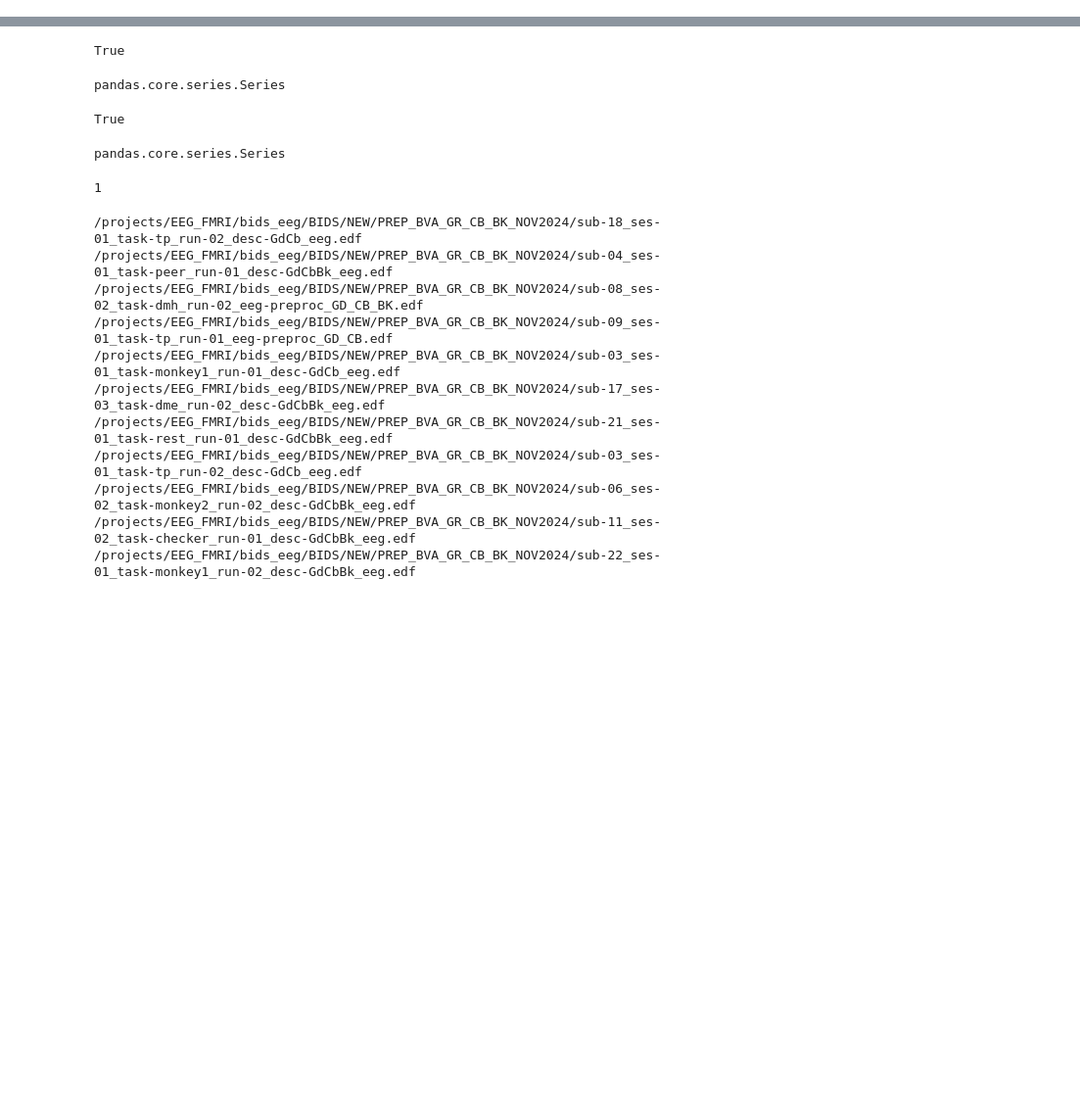
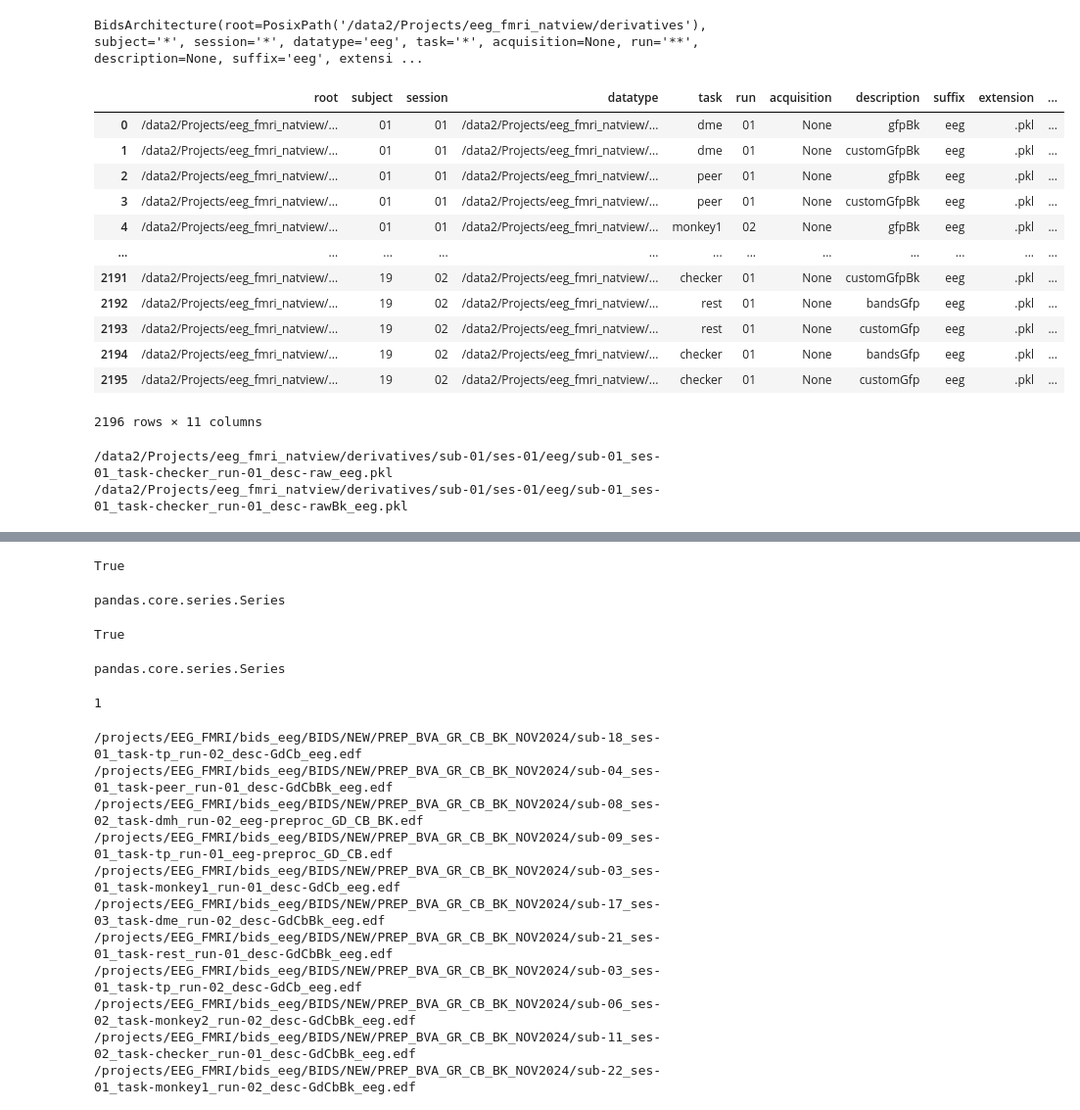
Before and after one commit to childmindresearch/eeg_research, a Jupyter notebook: src/eeg_research/system/test_lab.ipynb, the cells around one changed output, grey strips where cells are left out. Shown at 98% size. Drawn from its saved outputs; the diff is of its cells as text; code cells hidden in the pictures; blank space fills up the shorter version.

```diff
--- a/src/eeg_research/system/test_lab.ipynb
+++ b/src/eeg_research/system/test_lab.ipynb
@@ -1,4 +1,38 @@
 # %%
-from eeg_research.system.bids_selector  import BidsArchitecture
-root = "/data2/Projects/eeg_fmri_natview/derivatives"
-architecture = BidsArchitecture(root = root,)
+from pathlib import Path
+from eeg_research.system.bids_selector  import BidsArchitecture, BidsQuery, BidsPath
+root = Path("/data2/Projects/eeg_fmri_natview/derivatives")
+architecture = BidsArchitecture(
+    root = root,
+    datatype='eeg',
+    suffix='eeg',
+    run = "*",
+    extension = '.pkl'
+)
+# %%
+architecture.get_layout()
+# %% [output]
+BidsArchitecture(root=PosixPath('/data2/Projects/eeg_fmri_natview/derivatives'), subject='*', session='*', datatype='eeg', task='*', acquisition=None, run='**', description=None, suffix='eeg', extensi ...
+# %%
+architecture.database
+# %% [output]
+|  | root | subject | session | datatype | task | run | acquisition | description | suffix | extension | ... |
+| 0 | /data2/Projects/eeg_fmri_natview/... | 01 | 01 | /data2/Projects/eeg_fmri_natview/... | dme | 01 | None | gfpBk | eeg | .pkl | ... |
+| 1 | /data2/Projects/eeg_fmri_natview/... | 01 | 01 | /data2/Projects/eeg_fmri_natview/... | dme | 01 | None | customGfpBk | eeg | .pkl | ... |
+| 2 | /data2/Projects/eeg_fmri_natview/... | 01 | 01 | /data2/Projects/eeg_fmri_natview/... | peer | 01 | None | gfpBk | eeg | .pkl | ... |
+| 3 | /data2/Projects/eeg_fmri_natview/... | 01 | 01 | /data2/Projects/eeg_fmri_natview/... | peer | 01 | None | customGfpBk | eeg | .pkl | ... |
+| 4 | /data2/Projects/eeg_fmri_natview/... | 01 | 01 | /data2/Projects/eeg_fmri_natview/... | monkey1 | 02 | None | gfpBk | eeg | .pkl | ... |
+| ... | ... | ... | ... | ... | ... | ... | ... | ... | ... | ... | ... |
+| 2191 | /data2/Projects/eeg_fmri_natview/... | 19 | 02 | /data2/Projects/eeg_fmri_natview/... | checker | 01 | None | customGfpBk | eeg | .pkl | ... |
+| 2192 | /data2/Projects/eeg_fmri_natview/... | 19 | 02 | /data2/Projects/eeg_fmri_natview/... | rest | 01 | None | bandsGfp | eeg | .pkl | ... |
+| 2193 | /data2/Projects/eeg_fmri_natview/... | 19 | 02 | /data2/Projects/eeg_fmri_natview/... | rest | 01 | None | customGfp | eeg | .pkl | ... |
+| 2194 | /data2/Projects/eeg_fmri_natview/... | 19 | 02 | /data2/Projects/eeg_fmri_natview/... | checker | 01 | None | bandsGfp | eeg | .pkl | ... |
+| 2195 | /data2/Projects/eeg_fmri_natview/... | 19 | 02 | /data2/Projects/eeg_fmri_natview/... | checker | 01 | None | customGfp | eeg | .pkl | ... |
+2196 rows × 11 columns
+# %%
+q = "./sub-01/ses-01/eeg/sub-01_ses-01_task-checker*_run-01*_desc-raw*_eeg.pkl"
+for file in root.rglob(q):
+    print(file)
+# %% [output]
+/data2/Projects/eeg_fmri_natview/derivatives/sub-01/ses-01/eeg/sub-01_ses-01_task-checker_run-01_desc-raw_eeg.pkl
+/data2/Projects/eeg_fmri_natview/derivatives/sub-01/ses-01/eeg/sub-01_ses-01_task-checker_run-01_desc-rawBk_eeg.pkl
```
Also changed, not shown: parts of 20 cells of this notebook, 2 other files.
